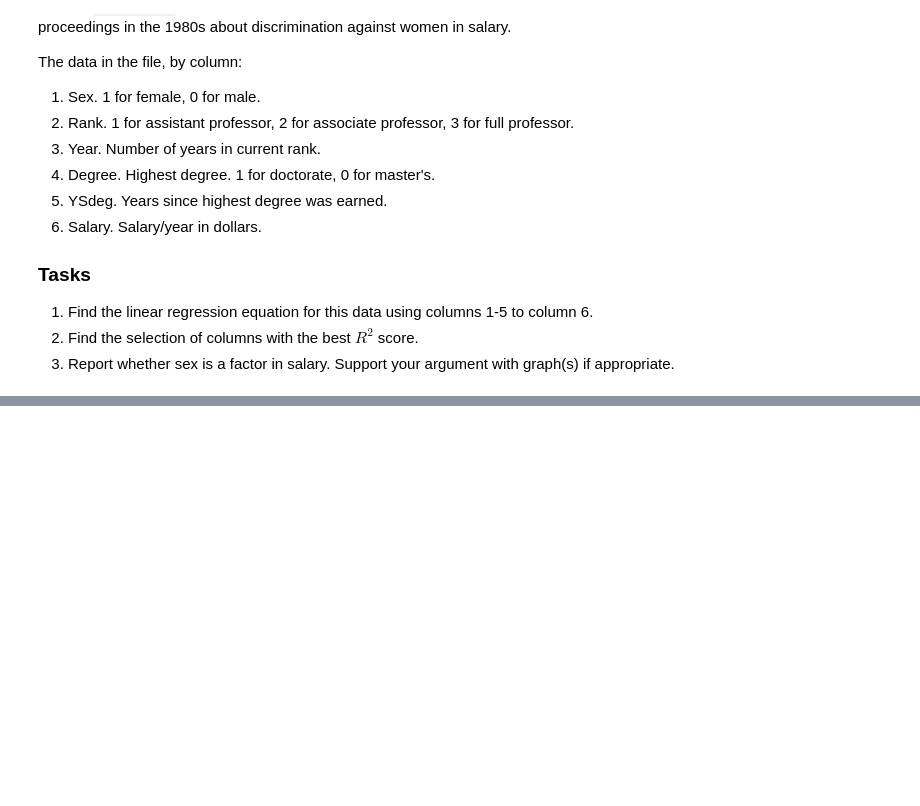
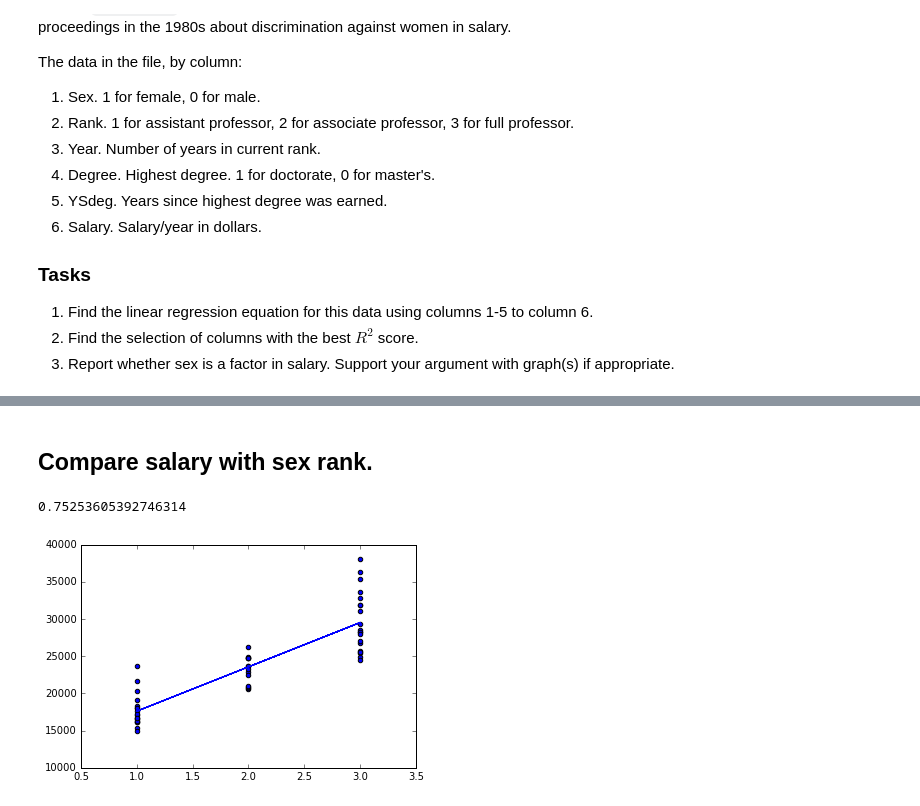
Before and after one commit to RyanOakes/linear_regression, a Jupyter notebook: simple-linear-regression.ipynb, the cells around one changed output, grey strips where cells are left out. Saved outputs shown, nothing was run; the diff lists cells and outputs as text; code cells hidden in the pictures; blank space fills up the shorter version.

```diff
--- a/simple-linear-regression.ipynb
+++ b/simple-linear-regression.ipynb
@@ -87,0 +194,10 @@ df = pd.read_fwf("salary.txt", header=None,
+# %% [markdown]
+## Compare salary with sex rank.
+# %%
+rank_linear.fit(rank[['Rank']], rank[['Salary']])
+plt.scatter(rank[['Rank']], rank[['Salary']])
+plt.plot(rank[['Rank']], rank_linear.predict(rank[['Rank']]))
+rank_linear.score(rank[['Rank']], rank[['Salary']])
+# %% [output]
+0.75253605392746314
+[figure, added]
```
Also changed, not shown: parts of 42 cells of this notebook.
